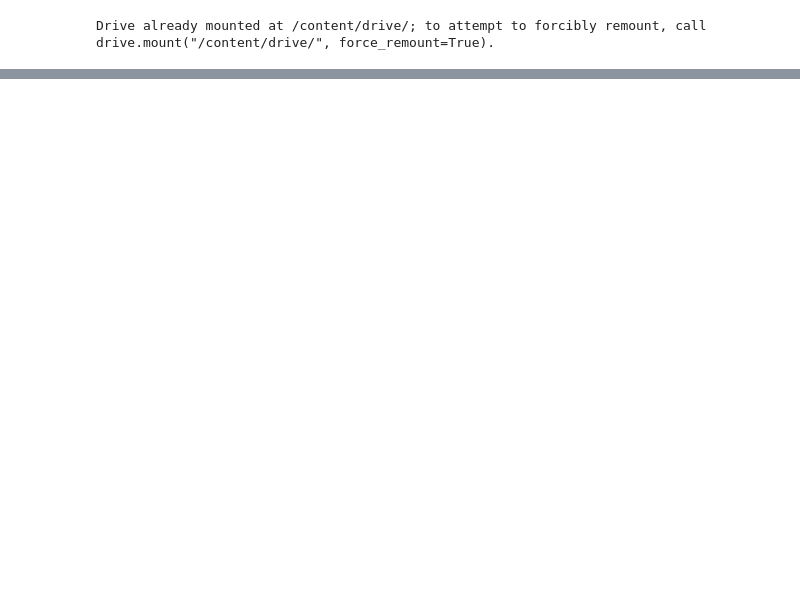
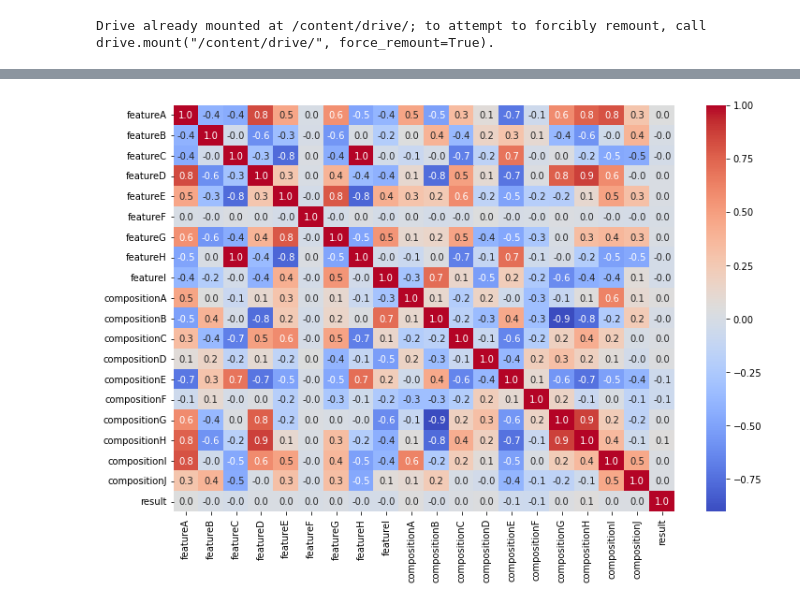
Before and after one commit to Tatiana-Polonskaya/ML_for_sciensdata_analysis, a Jupyter notebook: task_1.ipynb, the cells around one changed output, grey strips where cells are left out. Cells and saved outputs as stored; diff of their text form; code cells hidden in the pictures; blank space fills up the shorter version.

```diff
--- a/task_1.ipynb
+++ b/task_1.ipynb
@@ -34,0 +77,2 @@ data.
+# %%
+data = data.dropna()
@@ -34,0 +115,9 @@ data.
+# %%
+cor=data.corr()
+font={"size":1220,"family":"normal"}
+
+plt.figure(figsize=(12,8))
+sns.heatmap(cor, annot=True, cmap='coolwarm',fmt=".1f")
+plt.show()
+# %% [output]
+[figure, added]
```
Also changed, not shown: parts of 42 cells of this notebook.
